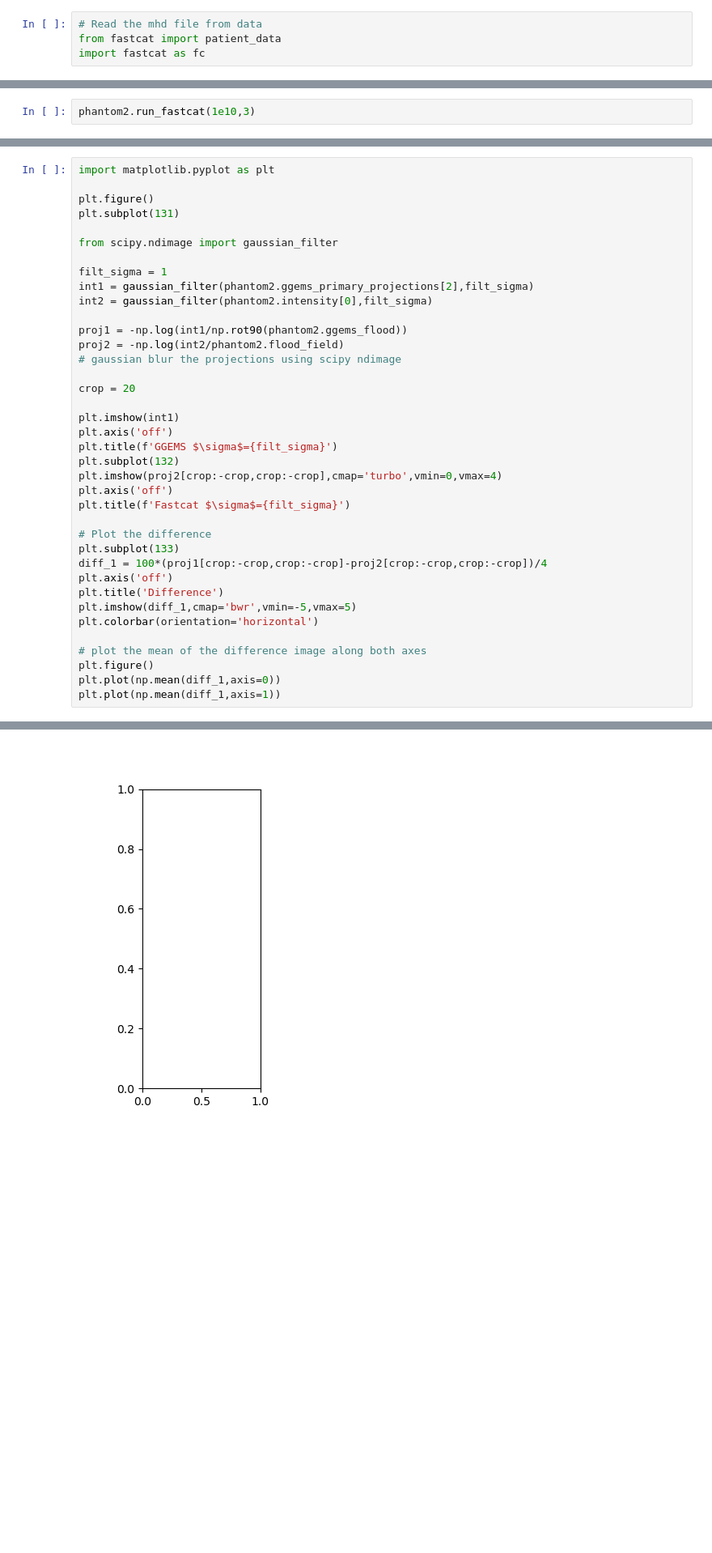
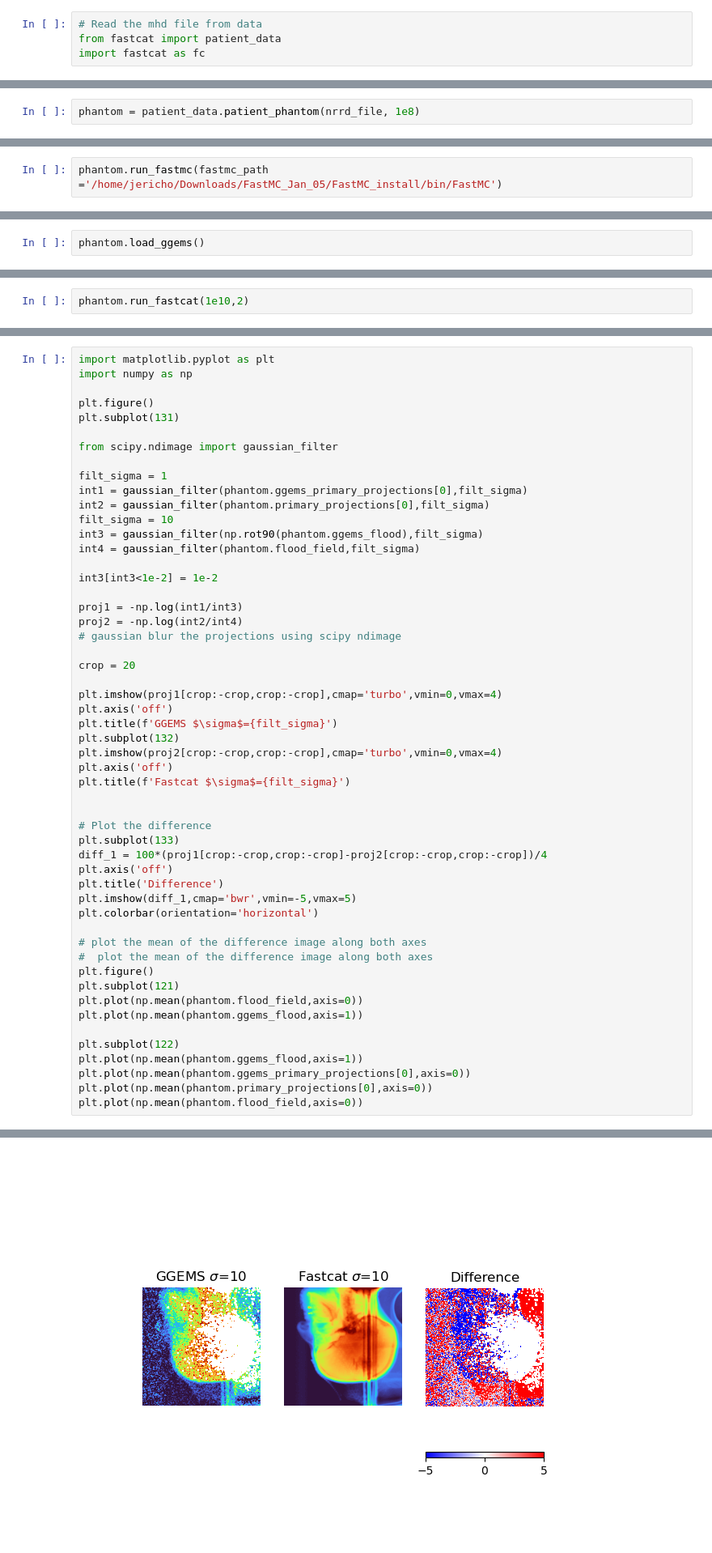
Before and after one commit to jerichooconnell/fastcat, a Jupyter notebook: examples/patient_data/3-simulate_gecco_patient.ipynb, the cells around one changed output, grey strips where cells are left out. Shown at 81% size. Cells and saved outputs as stored; diff of their text form; blank space fills up the shorter version.

```diff
--- a/examples/patient_data/3-simulate_gecco_patient.ipynb
+++ b/examples/patient_data/3-simulate_gecco_patient.ipynb
@@ -26,0 +33,2 @@ phantom2 = patient_data.patient_phantom(nrrd_file, reload=True, sim_num=14)
+# %%
+phantom = patient_data.patient_phantom(nrrd_file, 1e8)
@@ -26,0 +75,2 @@ phantom2 = patient_data.patient_phantom(nrrd_file, reload=True, sim_num=14)
+# %%
+phantom.run_fastmc(fastmc_path ='/home/jericho/Downloads/FastMC_Jan_05/FastMC_install/bin/FastMC')
@@ -26,0 +95,2 @@ phantom2 = patient_data.patient_phantom(nrrd_file, reload=True, sim_num=14)
+# %%
+phantom.load_ggems()
@@ -27,3 +106,3 @@ phantom2 = patient_data.patient_phantom(nrrd_file, reload=True, sim_num=14)
 # %%
-phantom2.run_fastcat(1e10,3)
+phantom.run_fastcat(1e10,2)
 # %% [output]
@@ -49,5 +128,6 @@ AttributeError: 'patient_phantom' object has no attribute 'intensity'
 # %%
 import matplotlib.pyplot as plt
+import numpy as np
 
 plt.figure()
 plt.subplot(131)
@@ -55,22 +135,28 @@ plt.subplot(131)
 from scipy.ndimage import gaussian_filter
 
 filt_sigma = 1
-int1 = gaussian_filter(phantom2.ggems_primary_projections[2],filt_sigma)
-int2 = gaussian_filter(phantom2.intensity[0],filt_sigma)
+int1 = gaussian_filter(phantom.ggems_primary_projections[0],filt_sigma)
+int2 = gaussian_filter(phantom.primary_projections[0],filt_sigma)
+filt_sigma = 10
+int3 = gaussian_filter(np.rot90(phantom.ggems_flood),filt_sigma)
+int4 = gaussian_filter(phantom.flood_field,filt_sigma)
 
-proj1 = -np.log(int1/np.rot90(phantom2.ggems_flood))
-proj2 = -np.log(int2/phantom2.flood_field)
+int3[int3<1e-2] = 1e-2
+
+proj1 = -np.log(int1/int3)
+proj2 = -np.log(int2/int4)
 # gaussian blur the projections using scipy ndimage
 
 crop = 20
 
-plt.imshow(int1)
+plt.imshow(proj1[crop:-crop,crop:-crop],cmap='turbo',vmin=0,vmax=4)
 plt.axis('off')
 plt.title(f'GGEMS $\sigma$={filt_sigma}')
 plt.subplot(132)
 plt.imshow(proj2[crop:-crop,crop:-crop],cmap='turbo',vmin=0,vmax=4)
 plt.axis('off')
 plt.title(f'Fastcat $\sigma$={filt_sigma}')
+
 
 # Plot the difference
 plt.subplot(133)
@@ -81,7 +167,15 @@ plt.imshow(diff_1,cmap='bwr',vmin=-5,vmax=5)
 plt.colorbar(orientation='horizontal')
 
 # plot the mean of the difference image along both axes
+#  plot the mean of the difference image along both axes
 plt.figure()
-plt.plot(np.mean(diff_1,axis=0))
-plt.plot(np.mean(diff_1,axis=1))
+plt.subplot(121)
+plt.plot(np.mean(phantom.flood_field,axis=0))
+plt.plot(np.mean(phantom.ggems_flood,axis=1))
+
+plt.subplot(122)
+plt.plot(np.mean(phantom.ggems_flood,axis=1))
+plt.plot(np.mean(phantom.ggems_primary_projections[0],axis=0))
+plt.plot(np.mean(phantom.primary_projections[0],axis=0))
+plt.plot(np.mean(phantom.flood_field,axis=0))
 # %% [output]
@@ -89 +183 @@ AttributeError: 'patient_phantom' object has no attribute 'intensity'
-[figure, old version]
+[figure, new version]
```
Also changed, not shown: parts of 11 cells of this notebook, 5 other files.
